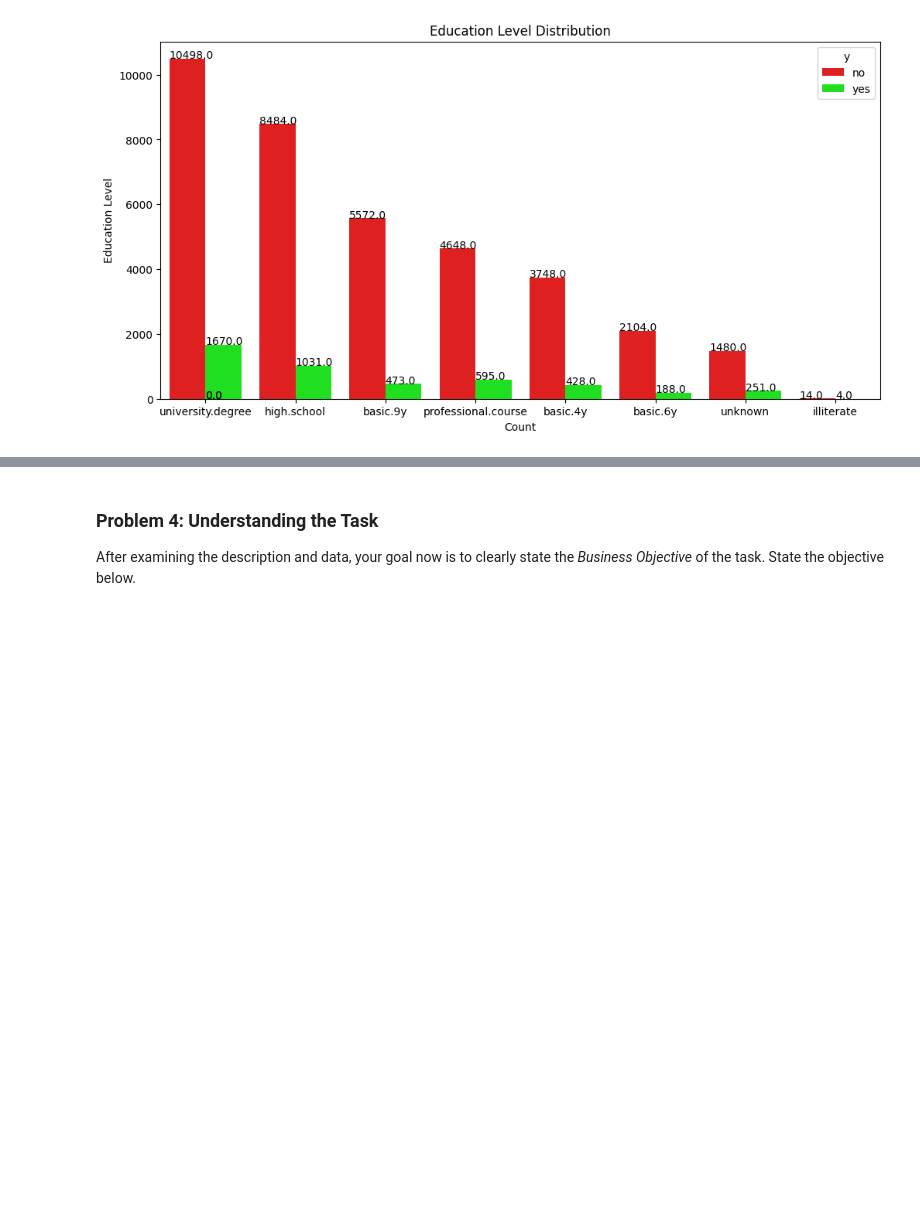
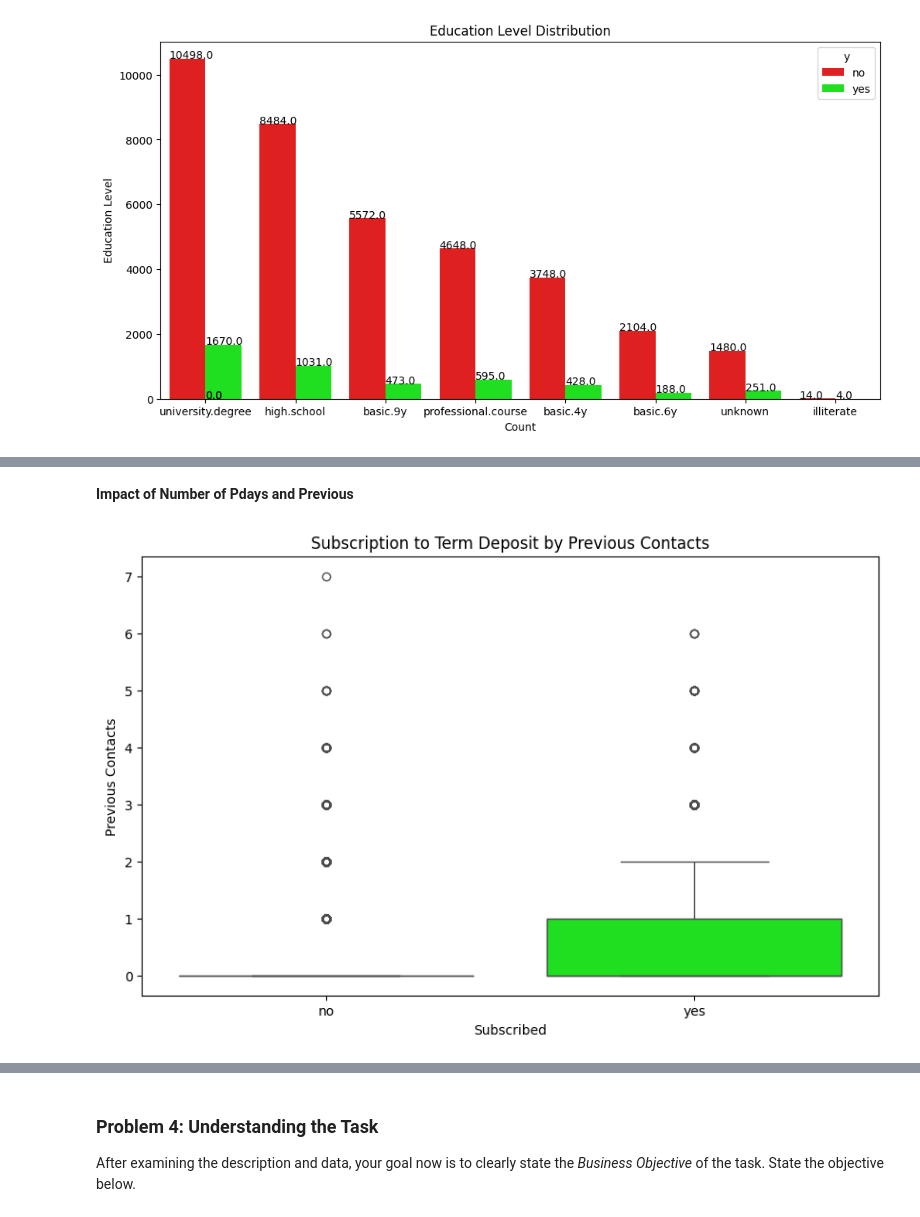
Before and after one commit to purnachand1186/bankMarketing_ML, a Jupyter notebook: prompt_III.ipynb, the cells around one changed output, grey strips where cells are left out. Saved outputs shown, nothing was run; the diff lists cells and outputs as text; code cells hidden in the pictures; blank space fills up the shorter version.

```diff
--- a/prompt_III.ipynb
+++ b/prompt_III.ipynb
@@ -247,0 +255,12 @@ plt.show()
+# %% [markdown]
+**Impact of Number of Pdays and Previous**
+# %%
+#draw plot for analysis on Pdays and Previous
+plt.figure(figsize=(10, 6))
+sns.boxplot(x='y', y='previous', data=df,palette=["#FF0000", "#00FF00"])
+plt.title('Subscription to Term Deposit by Previous Contacts')
+plt.xlabel('Subscribed')
+plt.ylabel('Previous Contacts')
+plt.show()
+# %% [output]
+[figure, added]
```
Also changed, not shown: parts of 9 cells of this notebook.
